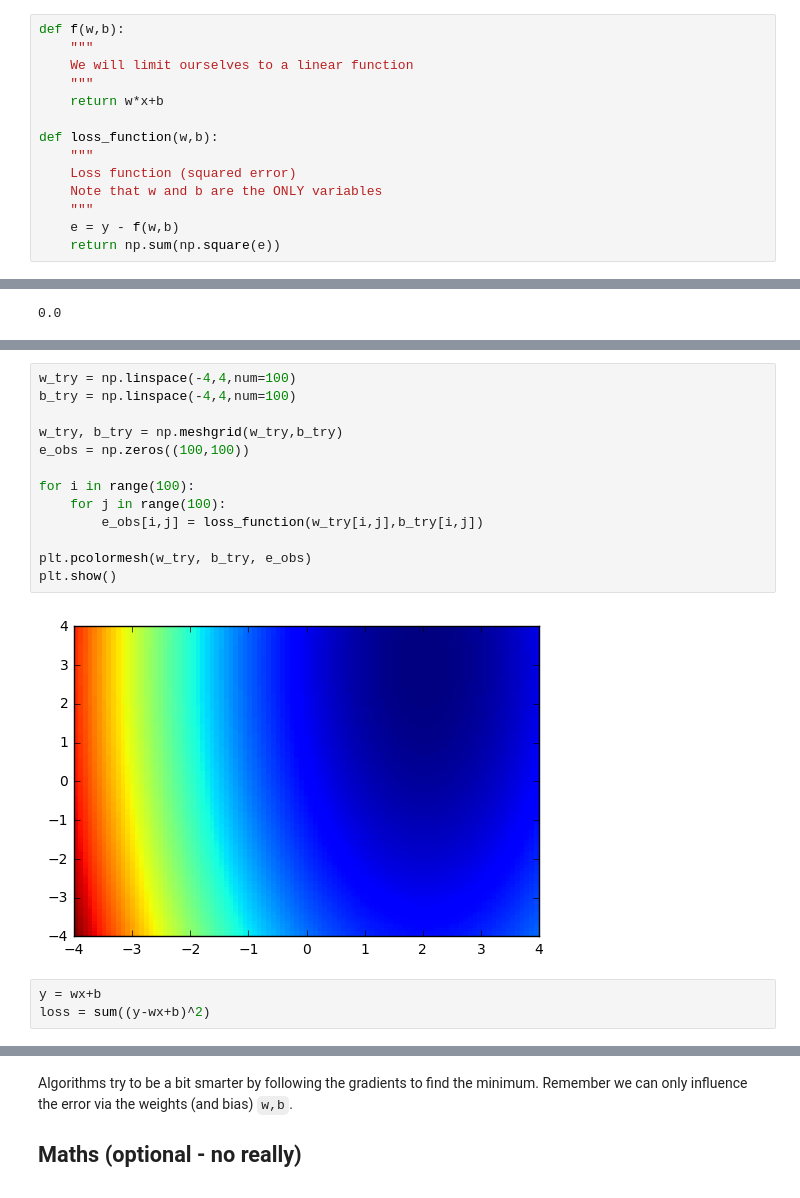
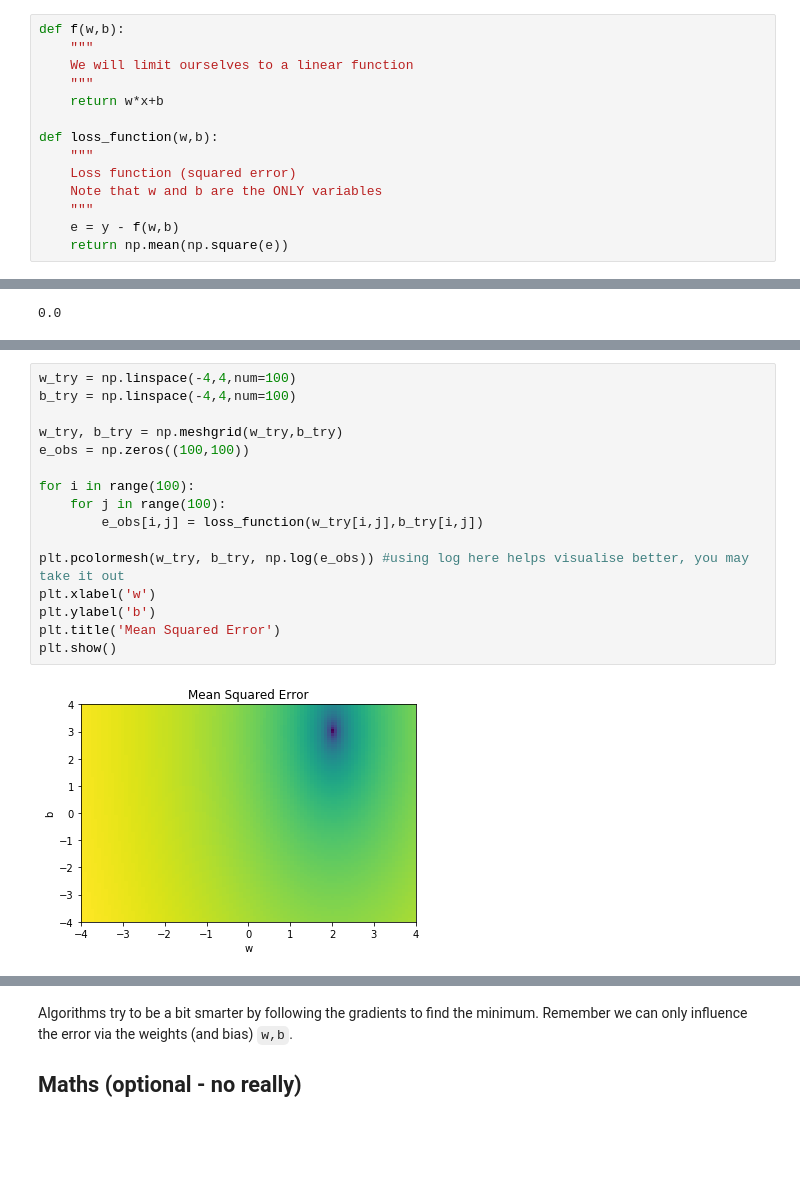
Before and after one commit to sachinruk/deepschool.io, a Jupyter notebook: Lesson 0 - LinRegression.ipynb, the cells around one changed output, grey strips where cells are left out. Drawn from its saved outputs; the diff is of its cells as text; blank space fills up the shorter version.

```diff
--- a/Lesson 0 - LinRegression.ipynb
+++ b/Lesson 0 - LinRegression.ipynb
@@ -31,4 +43,4 @@ def loss_function(w,b):
     Note that w and b are the ONLY variables
     """
     e = y - f(w,b)
-    return np.sum(np.square(e))
+    return np.mean(np.square(e))
@@ -120,18 +140,18 @@ array([[-4.        , -4.        , -4.        , ..., -4.        ,
 # %%
 w_try = np.linspace(-4,4,num=100)
 b_try = np.linspace(-4,4,num=100)
 
 w_try, b_try = np.meshgrid(w_try,b_try)
 e_obs = np.zeros((100,100))
 
 for i in range(100):
     for j in range(100):
         e_obs[i,j] = loss_function(w_try[i,j],b_try[i,j])
 
-plt.pcolormesh(w_try, b_try, e_obs)
+plt.pcolormesh(w_try, b_try, np.log(e_obs)) #using log here helps visualise better, you may take it out
+plt.xlabel('w')
+plt.ylabel('b')
+plt.title('Mean Squared Error')
 plt.show()
 # %% [output]
-[figure, old version]
+[figure, new version]
-# %%
-y = wx+b
-loss = sum((y-wx+b)^2)
```
Also changed, not shown: parts of 35 cells of this notebook.
